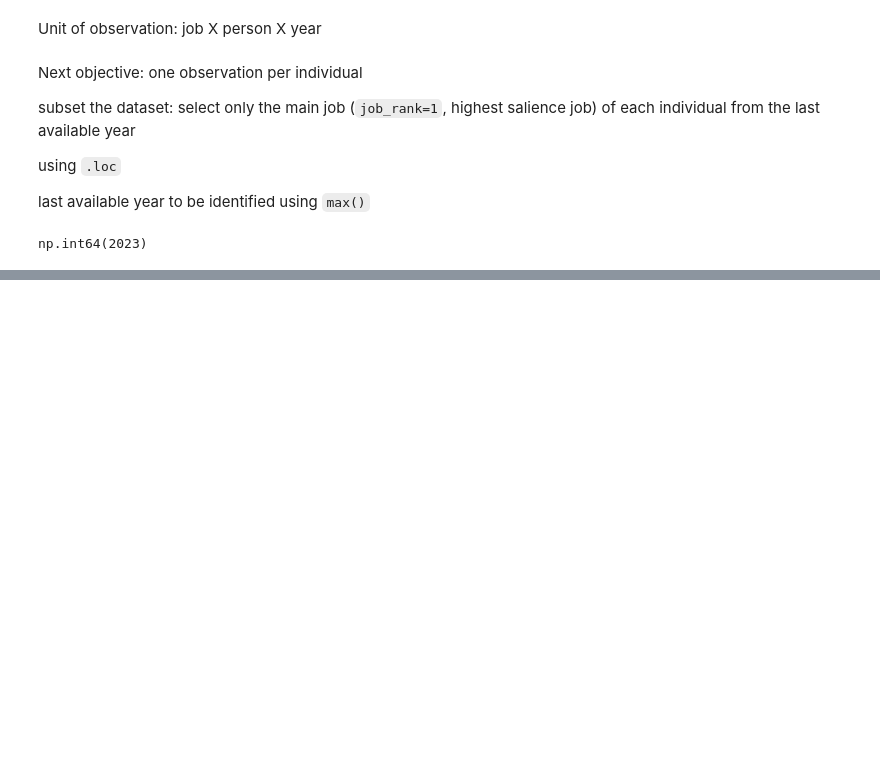
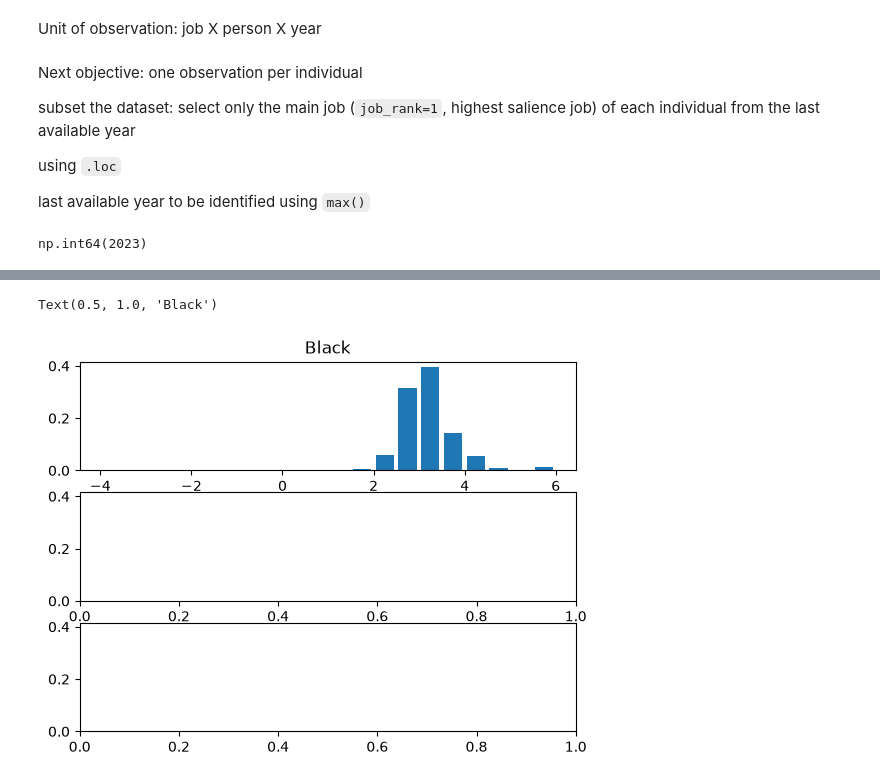
Before and after one commit to danielbgyetvai/data-analytics-python-wise2627, a Jupyter notebook: notebooks/distributions.ipynb, the cells around one changed output, grey strips where cells are left out. Cells and saved outputs as stored; diff of their text form; code cells hidden in the pictures; blank space fills up the shorter version.

```diff
--- a/notebooks/distributions.ipynb
+++ b/notebooks/distributions.ipynb
@@ -101,0 +238,5 @@ np.int64(2023)
+# %%
+df1['log_hpay_bin'] = pd.cut(
+    x=df1['log_hpay'],
+    bins=bins
+)
@@ -101,0 +263,3 @@ np.int64(2023)
+# %%
+interval= pd.Interval(left=-4.007, right=-3.507, closed='both')
+print(interval)
@@ -101,0 +308,9 @@ np.int64(2023)
+# %%
+ct = pd.crosstab(
+    index=df1['log_hpay_bin'],
+    columns=df1['ethnicity'],
+    # relative within ethnicities, within each column
+    normalize='columns'
+).reset_index() # log hourly pay intervals/bins as a separate column instead of index
+# remove the superfluous columns label
+ct.columns.name=None
@@ -101,0 +323,9 @@ np.int64(2023)
+# %%
+# midpoint of an interval: average value of the bounds
+print(interval.mid, (interval.right + interval.left)/2)
+# function that extracts the midpoint of an interval
+def get_midpoint(interval):
+    return interval.mid
+# use this function within transform(),
+# applying it to every value of our variable/column
+ct['log_hpay_bin_mid'] = ct['log_hpay_bin'].transform(get_midpoint)
@@ -101,0 +364,12 @@ np.int64(2023)
+# %%
+fig, axs = plt.subplots(nrows=3, ncols=1, sharey=True)
+# uppermost plot axs[0] because indexing in Python starts with 0
+axs[0].bar(
+    x=ct['log_hpay_bin_mid'],
+    height=ct['Black'],
+    width=0.8 * binwidth
+)
+axs[0].set_title('Black')
+# %% [output]
+Text(0.5, 1.0, 'Black')
+[figure, added]
```
Also changed, not shown: parts of 28 cells of this notebook, 1 other file.
